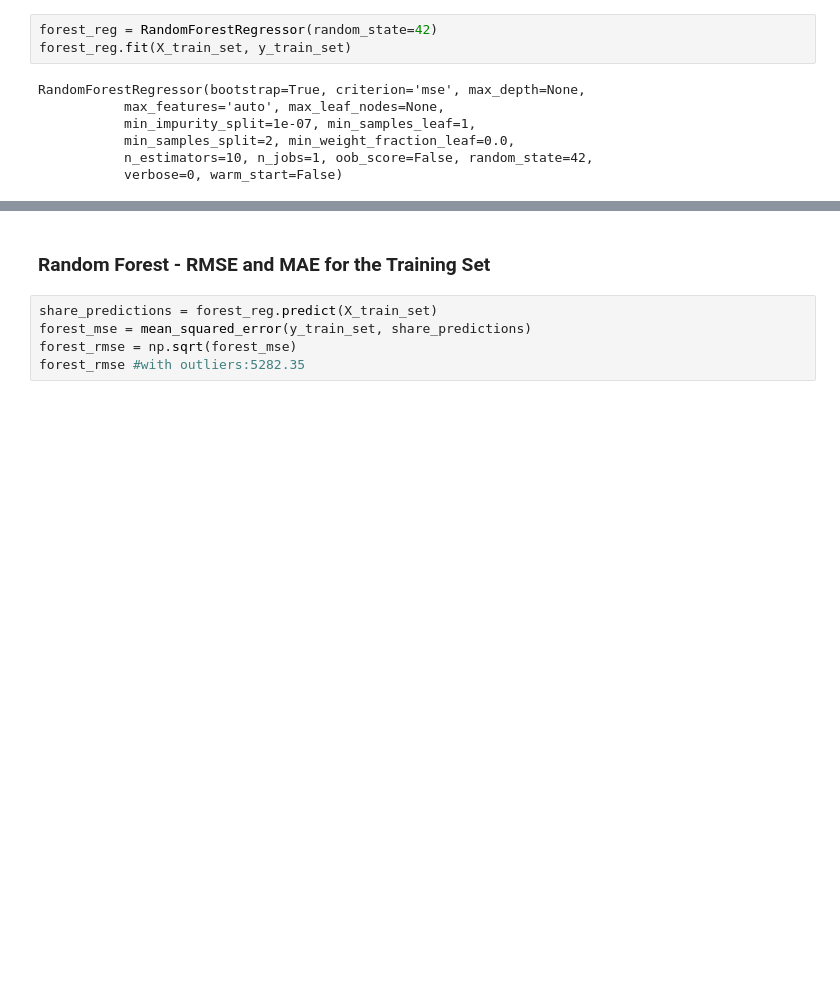
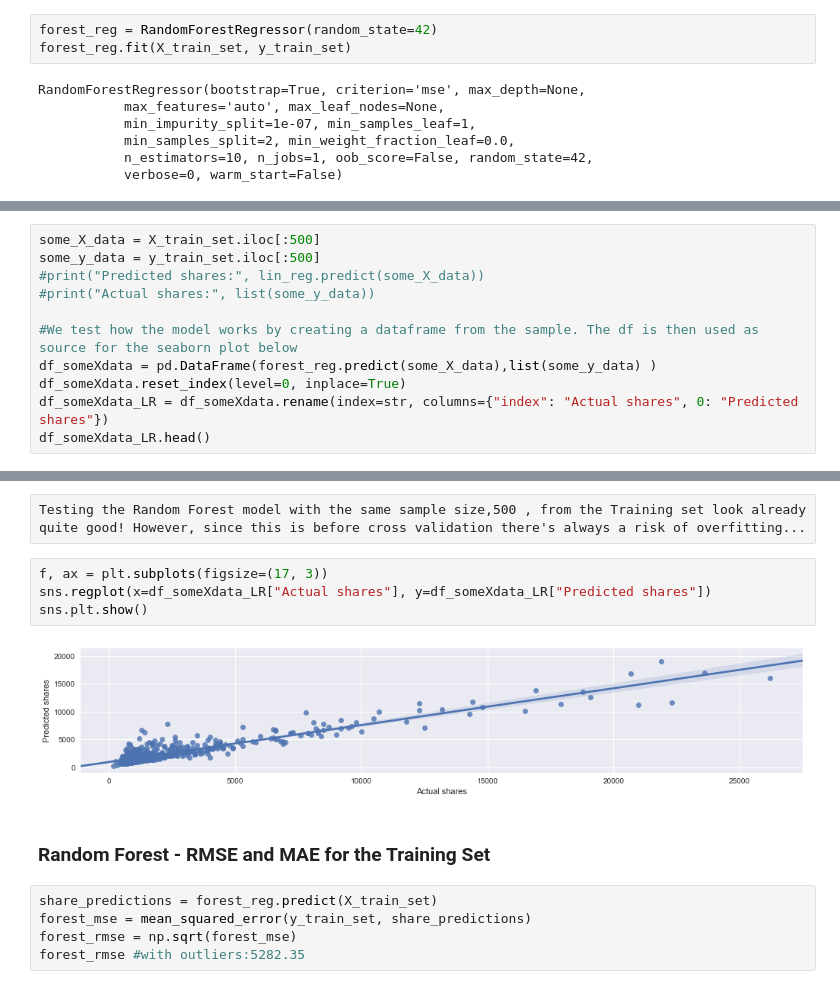
Before and after one commit to north0n-FI/Predicting-the-Popularity-of-Online-News, a Jupyter notebook: onlinenewspopularity-version_1.ipynb, the cells around one changed output, grey strips where cells are left out. Drawn from its saved outputs; the diff is of its cells as text; blank space fills up the shorter version.

```diff
--- a/onlinenewspopularity-version_1.ipynb
+++ b/onlinenewspopularity-version_1.ipynb
@@ -423,0 +430,11 @@ And now we have a Random Forest model! Its predictions based on this, again very
+# %%
+some_X_data = X_train_set.iloc[:500]
+some_y_data = y_train_set.iloc[:500]
+#print("Predicted shares:", lin_reg.predict(some_X_data))
+#print("Actual shares:", list(some_y_data))
+
+#We test how the model works by creating a dataframe from the sample. The df is then used as source for the seaborn plot below
+df_someXdata = pd.DataFrame(forest_reg.predict(some_X_data),list(some_y_data) )
+df_someXdata.reset_index(level=0, inplace=True)
+df_someXdata_LR = df_someXdata.rename(index=str, columns={"index": "Actual shares", 0: "Predicted shares"})
+df_someXdata_LR.head()
@@ -424,3 +448,11 @@ And now we have a Random Forest model! Its predictions based on this, again very
+# %% [raw]
+Testing the Random Forest model with the same sample size,500 , from the Training set look already quite good! However, since this is before cross validation there's always a risk of overfitting...
+# %%
+f, ax = plt.subplots(figsize=(17, 3))
+sns.regplot(x=df_someXdata_LR["Actual shares"], y=df_someXdata_LR["Predicted shares"])
+sns.plt.show()
+# %% [output]
+[figure, added]
 # %% [markdown]
 ### Random Forest - RMSE and MAE for the Training Set<a name="subparagraph12"></a>
 # %%
```
Also changed, not shown: parts of 21 cells of this notebook.
